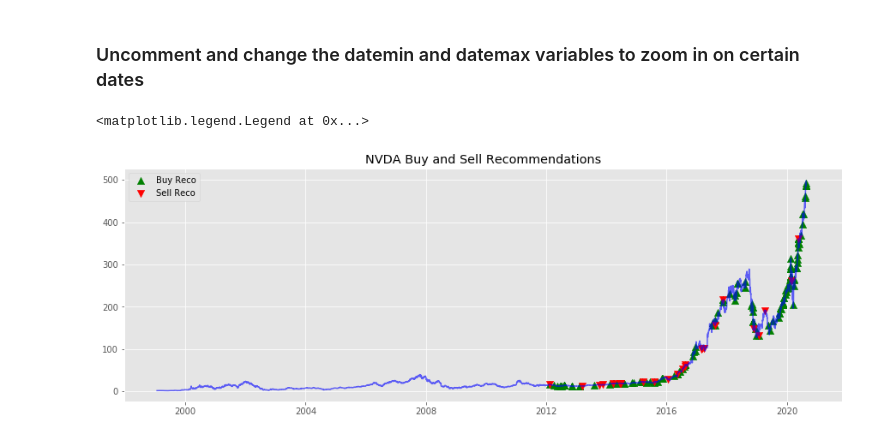
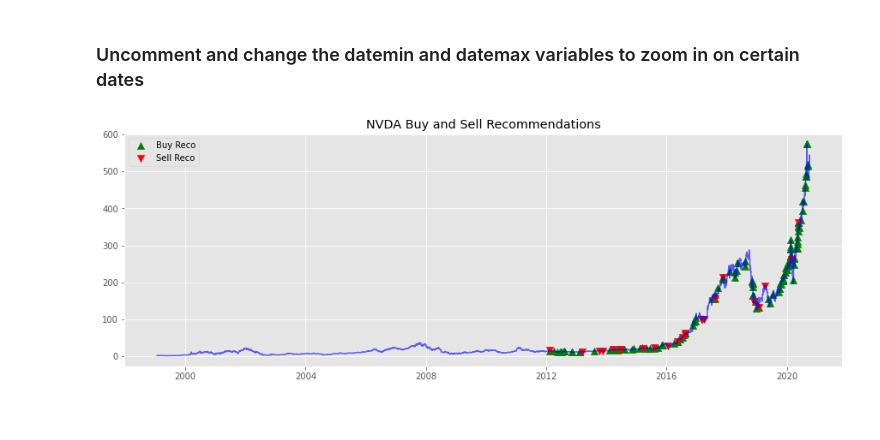
Before and after one commit to candrasc/Equity_Analyst_Evaluator, a Jupyter notebook: Stock Reco Analyser.ipynb, the cells around one changed output. Drawn from its saved outputs; the diff is of its cells as text; code cells hidden in the pictures.

Commit message:
Fixed bug note allowing buy/sell recos to plot

```diff
--- a/Stock Reco Analyser.ipynb
+++ b/Stock Reco Analyser.ipynb
@@ -75,5 +75,7 @@ plot_sell = prices.merge(df_sell,on='Date', how = 'left')
 # %%
 plot_buy = plot_buy.loc[plot_buy['To Grade']=='Buy']
 plot_sell = plot_sell.loc[plot_sell['To Grade']=='Sell']
+# %%
+prices = prices.reset_index()
 # %%
 df1 = prices.merge(df, on='Date',how='left')
@@ -119,28 +121,28 @@ return_melt_long = return_melt.loc[(return_melt['variable']=='2 year return')|
 # %%
 fig = plt.figure(figsize = (15,5))
 plt.style.use('ggplot')
 
 #variables for plot to make tweaking easier
 line_alpha = 0.6
 marker_alpha = 1
 line_color = 'b'
 buy_color = 'g'
 sell_color = 'r'
 marker_s = 70
 
 ax = plt.subplot(1,1,1)
-plt.plot(prices.index, prices.Close, color =line_color, alpha=line_alpha)
-plt.scatter(x = plot_buy.Date, y = plot_buy.Close, color = buy_color, marker = '^', label = 'Buy Reco',s=marker_s, alpha = marker_alpha)
-plt.scatter(x = plot_sell.Date, y = plot_sell.Close, color = sell_color, marker = 'v', label = 'Sell Reco',s=marker_s, alpha=marker_alpha)
+plt.plot(prices.Date, prices['Adj Close'], color =line_color, alpha=line_alpha)
+plt.scatter(x = plot_buy.Date, y = plot_buy['Adj Close'], color = buy_color, marker = '^', label = 'Buy Reco',s=marker_s, alpha = marker_alpha)
+plt.scatter(x = plot_sell.Date, y = plot_sell['Adj Close'], color = sell_color, marker = 'v', label = 'Sell Reco',s=marker_s, alpha=marker_alpha)
 plt.title('{} Buy and Sell Recommendations'.format(symbol))
 plt.legend(loc=2)
 
+plt.show()
 #datemin = dt.date(2018, 7, 1)
 #datemax = dt.date(2020, 7, 24)
 #ax.set_xlim(datemin, datemax)
 # %% [output]
-<matplotlib.legend.Legend at 0x...>
-[figure, old version]
+[figure, new version]
 # %%
 plt.figure(figsize = (15,5))
 
```
Also changed, not shown: parts of 7 cells of this notebook, 2 other files.
